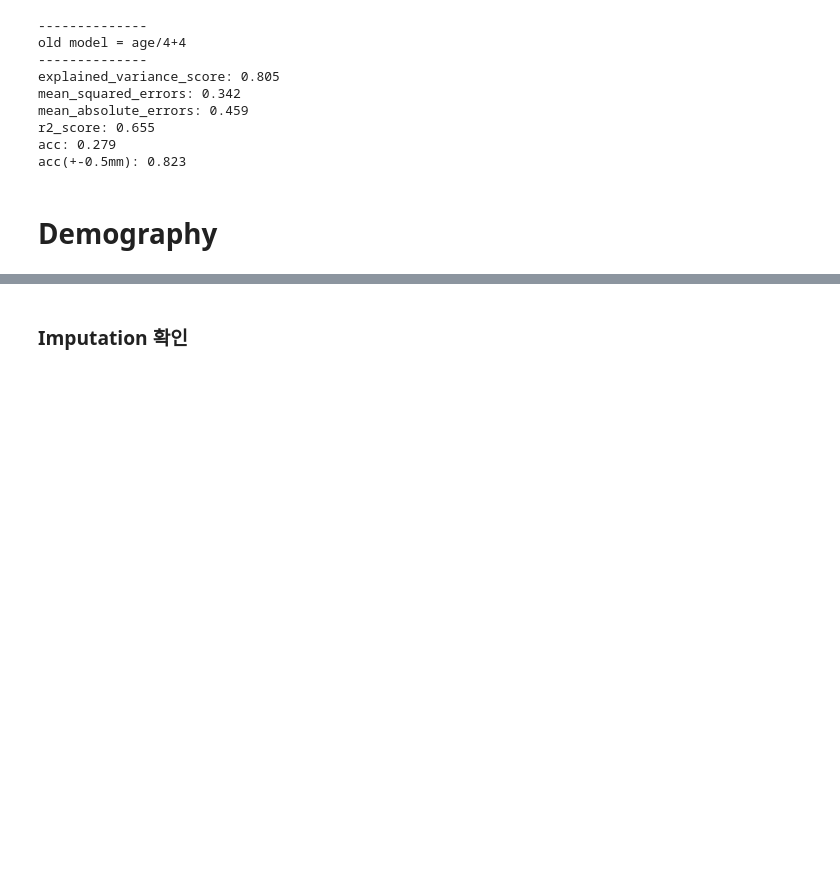
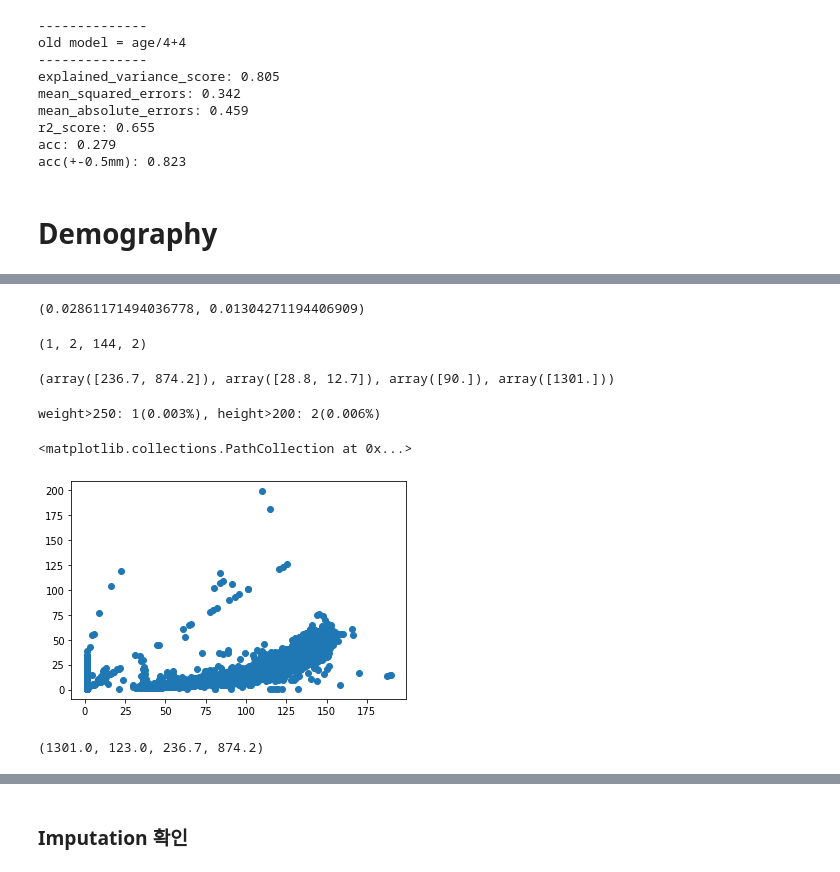
Before and after one commit to Hyeonsik/ETT, a Jupyter notebook: DRAFT.ipynb, the cells around one changed output, grey strips where cells are left out. Drawn from its saved outputs; the diff is of its cells as text; code cells hidden in the pictures; blank space fills up the shorter version.

```diff
--- a/DRAFT.ipynb
+++ b/DRAFT.ipynb
@@ -1646,0 +1673,40 @@ test - mean : 4.74, std : 0.99
+# %%
+np.mean(np.isnan(x[:,3])), np.mean(np.isnan(x[:,2]))
+# %% [output]
+(0.02861171494036778, 0.01304271194406909)
+# %%
+height = x[:,3]
+weight = x[:,2]
+
+np.sum(weight>250), np.sum(height>200), np.sum(height<30), np.sum(weight<1)
+# %% [output]
+(1, 2, 144, 2)
+# %%
+height[height>200], weight[height>200], height[weight>200],    # height outlier는 train, test 하나씩, weight는 train에 하나
+# %% [output]
+(array([236.7, 874.2]), array([28.8, 12.7]), array([90.]), array([1301.]))
+# %%
+# outlier 제거 (invalid value)
+height = x[:,3]
+weight = x[:,2]
+
+print(f'weight>250: {np.sum(weight>250)}({np.mean(weight>250)*100:.3f}%), height>200: {np.sum(height>200)}({np.mean(height>200)*100:.3f}%)')
+out_mask = (height<200) & (weight<250)
+#out_mask = np.logical_and(height<200, weight<250)
+#print(np.sum(~out_mask))
+
+height = height[out_mask]
+weight = weight[out_mask]
+
+plt.scatter(height, weight)
+#np.sum(height>200)
+#height = height[height<200]
+#np.max(height)
+# %% [output]
+weight>250: 1(0.003%), height>200: 2(0.006%)
+<matplotlib.collections.PathCollection at 0x...>
+[figure, added]
+# %%
+np.nanmax(x_train[:,2]), np.nanmax(x_test[:,2]), np.nanmax(x_train[:,3]), np.nanmax(x_test[:,3])
+# %% [output]
+(1301.0, 123.0, 236.7, 874.2)
```
Also changed, not shown: parts of 20 cells of this notebook, 6 other files.
